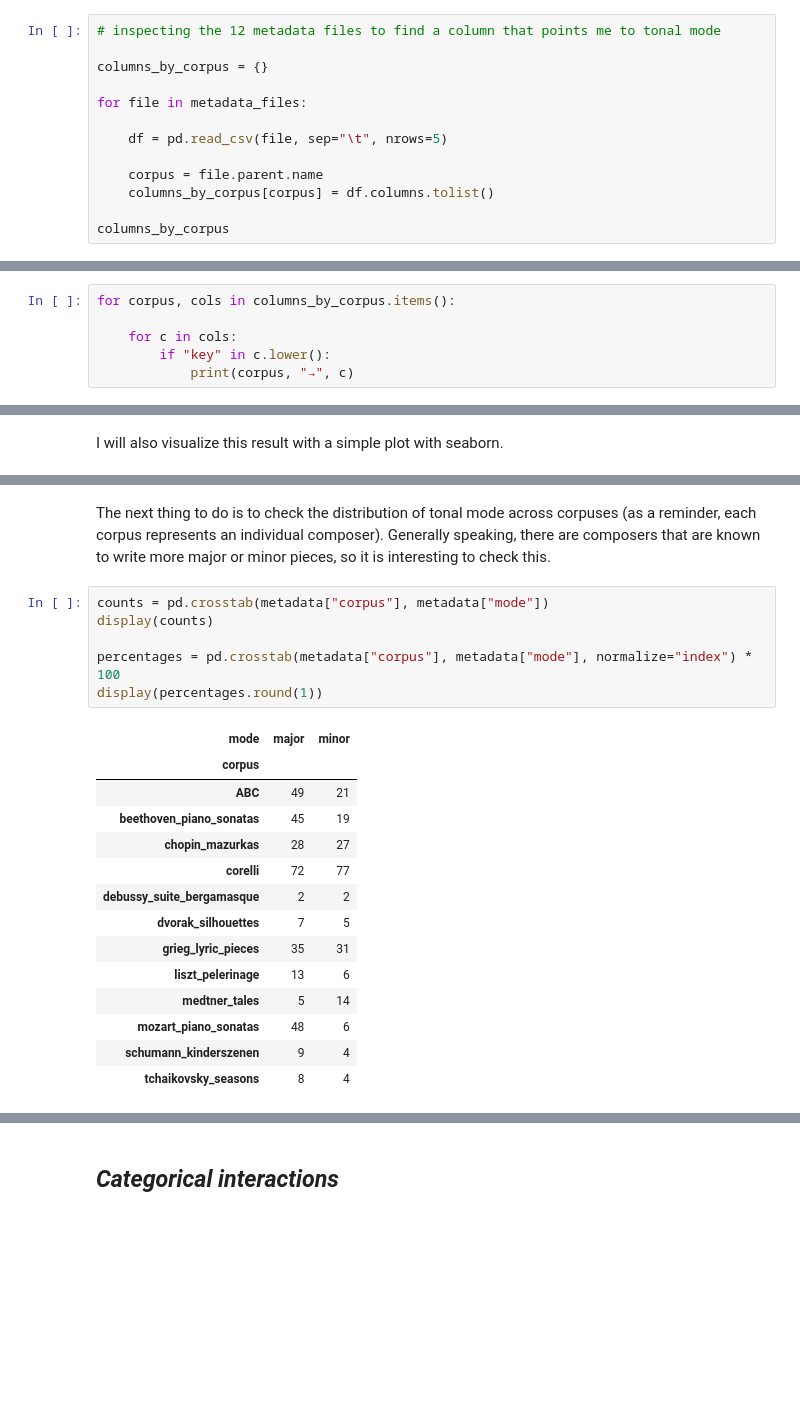
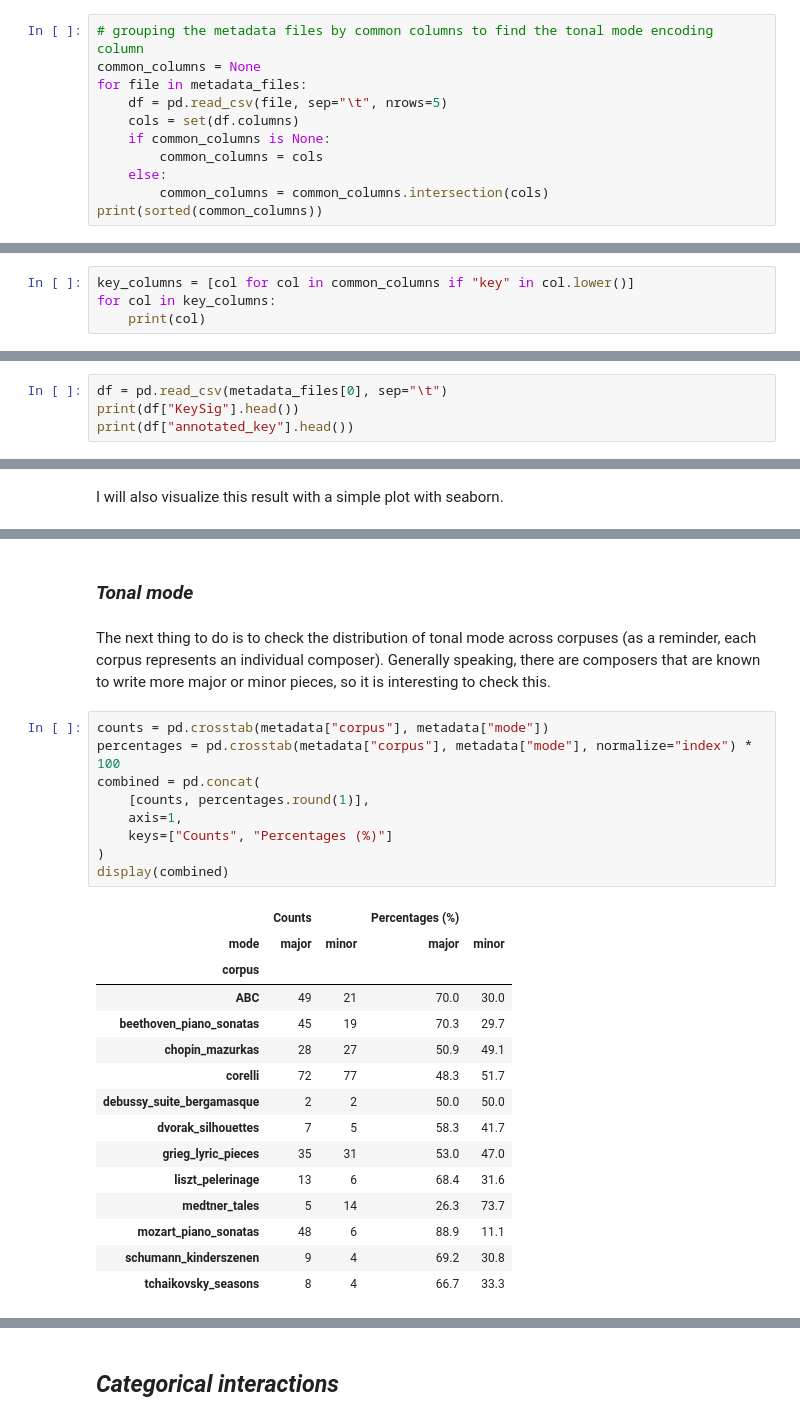
Before and after one commit to ele-spano22/master-thesis, a Jupyter notebook: notebooks/EDA.ipynb, the cells around one changed output, grey strips where cells are left out. Cells and saved outputs as stored; diff of their text form; blank space fills up the shorter version.

```diff
--- a/notebooks/EDA.ipynb
+++ b/notebooks/EDA.ipynb
@@ -65,14 +73,12 @@ As expected, I am working with 12 metadata files. I will take a look at the colu
 # %%
-# inspecting the 12 metadata files to find a column that points me to tonal mode
-
-columns_by_corpus = {}
-
+# grouping the metadata files by common columns to find the tonal mode encoding column
+common_columns = None
 for file in metadata_files:
-
     df = pd.read_csv(file, sep="\t", nrows=5)
-
-    corpus = file.parent.name
-    columns_by_corpus[corpus] = df.columns.tolist()
-
-columns_by_corpus
+    cols = set(df.columns)
+    if common_columns is None:
+        common_columns = cols
+    else:
+        common_columns = common_columns.intersection(cols)
+print(sorted(common_columns))
 # %% [output]
@@ -98,7 +88,5 @@ From the columns in the output, I can see 2 column with key in the name, "KeySig
 # %%
-for corpus, cols in columns_by_corpus.items():
-
-    for c in cols:
-        if "key" in c.lower():
-            print(corpus, "→", c)
+key_columns = [col for col in common_columns if "key" in col.lower()]
+for col in key_columns:
+    print(col)
 # %% [output]
@@ -123,0 +97,4 @@ So indeed, for each corpora in the corpus, there are 2 columns with key in the n
+# %%
+df = pd.read_csv(metadata_files[0], sep="\t")
+print(df["KeySig"].head())
+print(df["annotated_key"].head())
@@ -476,23 +472,29 @@ plt.show()
+# %% [markdown]
+### *Tonal mode*
 # %% [markdown]
 The next thing to do is to check the distribution of tonal mode across corpuses (as a reminder, each corpus represents an individual composer). Generally speaking, there are composers that are known to write more major or minor pieces, so it is interesting to check this.
 # %%
 counts = pd.crosstab(metadata["corpus"], metadata["mode"])
-display(counts)
-
 percentages = pd.crosstab(metadata["corpus"], metadata["mode"], normalize="index") * 100
-display(percentages.round(1))
+combined = pd.concat(
+    [counts, percentages.round(1)],
+    axis=1,
+    keys=["Counts", "Percentages (%)"]
+)
+display(combined)
 # %% [output]
-| mode | major | minor |
-| corpus |  |  |
-| ABC | 49 | 21 |
-| beethoven_piano_sonatas | 45 | 19 |
-| chopin_mazurkas | 28 | 27 |
-| corelli | 72 | 77 |
-| debussy_suite_bergamasque | 2 | 2 |
-| dvorak_silhouettes | 7 | 5 |
-| grieg_lyric_pieces | 35 | 31 |
-| liszt_pelerinage | 13 | 6 |
-| medtner_tales | 5 | 14 |
-| mozart_piano_sonatas | 48 | 6 |
-| schumann_kinderszenen | 9 | 4 |
-| tchaikovsky_seasons | 8 | 4 |
+|  | Counts |  | Percentages (%) |  |
+| mode | major | minor | major | minor |
+| corpus |  |  |  |  |
+| ABC | 49 | 21 | 70.0 | 30.0 |
+| beethoven_piano_sonatas | 45 | 19 | 70.3 | 29.7 |
+| chopin_mazurkas | 28 | 27 | 50.9 | 49.1 |
+| corelli | 72 | 77 | 48.3 | 51.7 |
+| debussy_suite_bergamasque | 2 | 2 | 50.0 | 50.0 |
+| dvorak_silhouettes | 7 | 5 | 58.3 | 41.7 |
+| grieg_lyric_pieces | 35 | 31 | 53.0 | 47.0 |
+| liszt_pelerinage | 13 | 6 | 68.4 | 31.6 |
+| medtner_tales | 5 | 14 | 26.3 | 73.7 |
+| mozart_piano_sonatas | 48 | 6 | 88.9 | 11.1 |
+| schumann_kinderszenen | 9 | 4 | 69.2 | 30.8 |
+| tchaikovsky_seasons | 8 | 4 | 66.7 | 33.3 |
```
Also changed, not shown: parts of 120 cells of this notebook.
